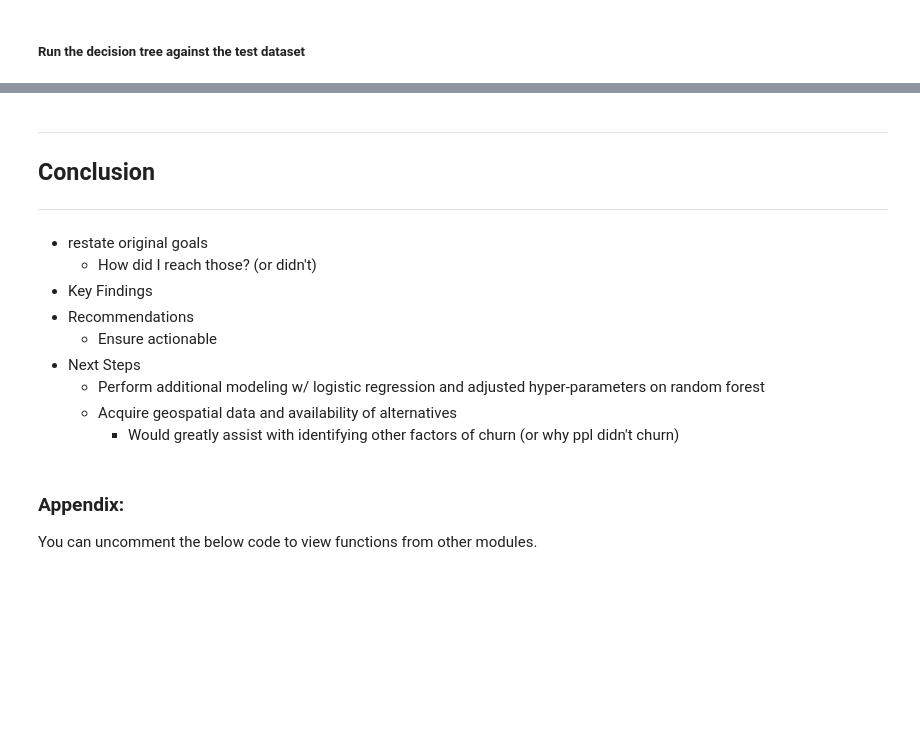
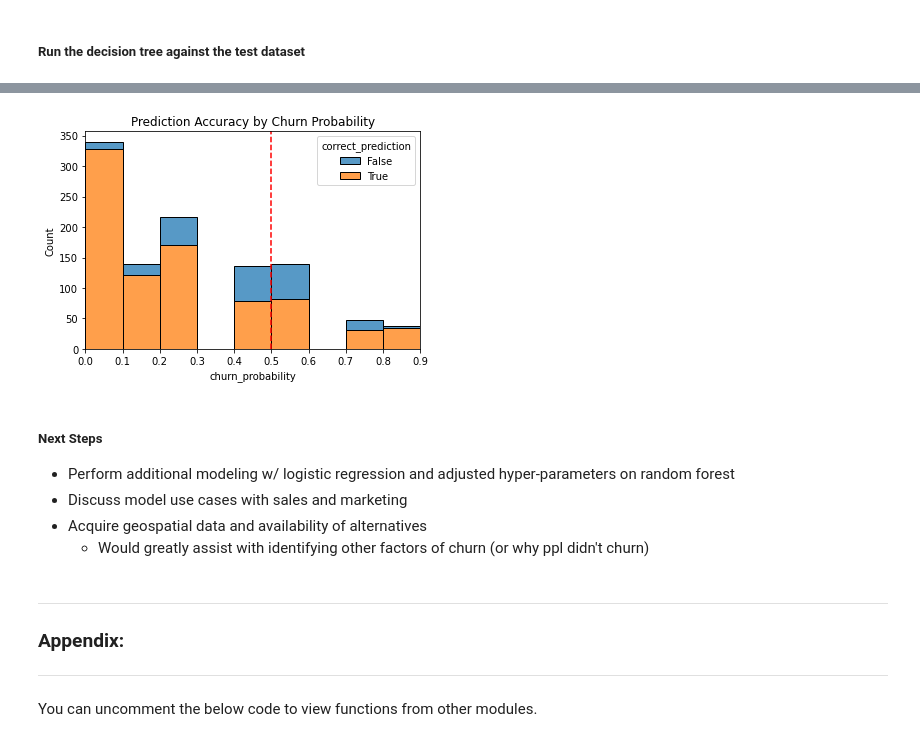
Before and after one commit to Cayt-Schlichting/example-classification-project, a Jupyter notebook: Final_Report.ipynb, the cells around one changed output, grey strips where cells are left out. Cells and saved outputs as stored; diff of their text form; code cells hidden in the pictures; blank space fills up the shorter version.

Commit message:
finalized report, created predictions.csv and made minor changes to supporting files

```diff
--- a/Final_Report.ipynb
+++ b/Final_Report.ipynb
@@ -409,0 +427,28 @@ knn_n5_wU_diff -0.082690  -0.206423 -0.146180 -0.171460
+# %%
+#Create predictions dataframe
+predictions = pd.DataFrame(columns=['churn_probability','churn_prediction'])
+
+#populate churn prediction
+predictions['churn_prediction'] = test_res['dt_md4']
+#Add couple extra columns just to see how we did based off probability
+predictions['churn_actual'] = test_res['actual']
+predictions['correct_prediction'] = (predictions['churn_prediction']==predictions['churn_actual'])
+
+
+#pull second column from predict_proba results
+###need to add this last, possible bug when assigning np array then pd series to a dataframe
+predictions['churn_probability'] = test_prob[:,1]
+
+#sort_values on probability for graphing
+predictions.sort_values(by='churn_probability',ascending=True,inplace=True)
+#generate unique id for each
+predictions['id'] = range(1,len(test_res.dt_md4)+1)
+#Notes:
+#Customer id was dropped as the primary key as it is not valuable in EDA and modeling
+# unless we want to side quest on outliers
+#If we want customer id for the purposes of future modeling predictions, that would be
+# a separate (API) project at which point we can add that identifier
+
+#Store model results against test subset into predictions.csv
+sub = predictions.drop(columns=['churn_actual','correct_prediction'])
+sub.to_csv('predictions.csv',index=False)
@@ -410,18 +476,22 @@ knn_n5_wU_diff -0.082690  -0.206423 -0.146180 -0.171460
+# %%
+#Let's see how we do based on probability
+ax = sns.histplot(data=predictions,x='churn_probability', binwidth=.1, binrange=[0,.9],hue='correct_prediction', multiple='stack')
+#add vertical line and plot title
+ax.axvline(.5,c='r',linestyle='--'); ax.set_title('Prediction Accuracy by Churn Probability')
+ax.set_xticks(np.linspace(0,.9,num=10)); ax.set_xlim([0,.9]) #set x limits and ticks
+plt.show()
+# %% [output]
+[figure, added]
 # %% [markdown]
-***
-## Conclusion
-***
-- restate original goals
-  - How did I reach those? (or didn't)
-- Key Findings
-- Recommendations
-  - Ensure actionable
-- Next Steps
-  - Perform additional modeling w/ logistic regression and adjusted hyper-parameters on random forest
-  - Acquire geospatial data and availability of alternatives
-    - Would greatly assist with identifying other factors of churn (or why ppl didn't churn)
+##### Next Steps
+- Perform additional modeling w/ logistic regression and adjusted hyper-parameters on random forest
+- Discuss model use cases with sales and marketing
+- Acquire geospatial data and availability of alternatives
+  - Would greatly assist with identifying other factors of churn (or why ppl didn't churn)
 # %% [markdown]
+***
 ### Appendix:
+***
 You can uncomment the below code to view functions from other modules.
 # %%
 # import inspect
```
Also changed, not shown: parts of 12 cells of this notebook, 4 other files.
